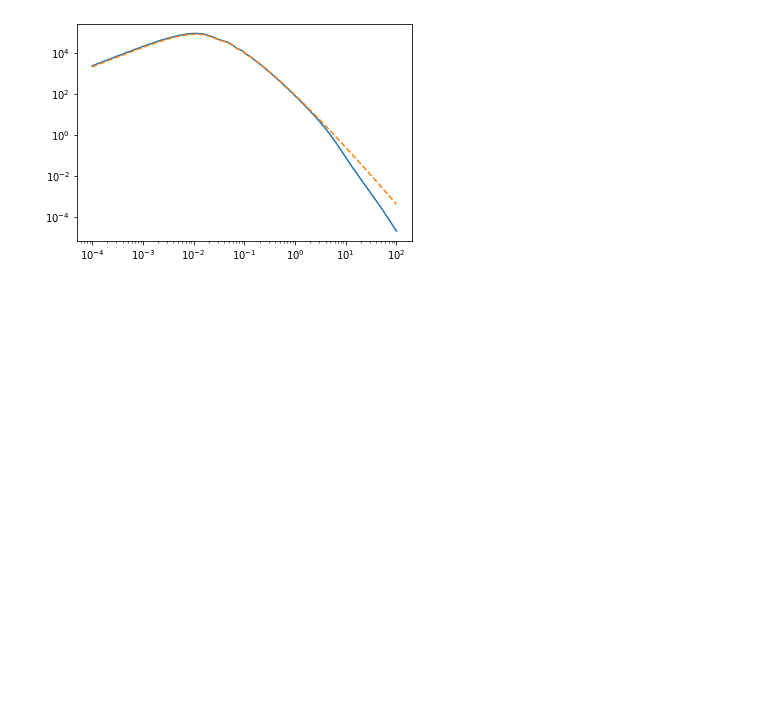
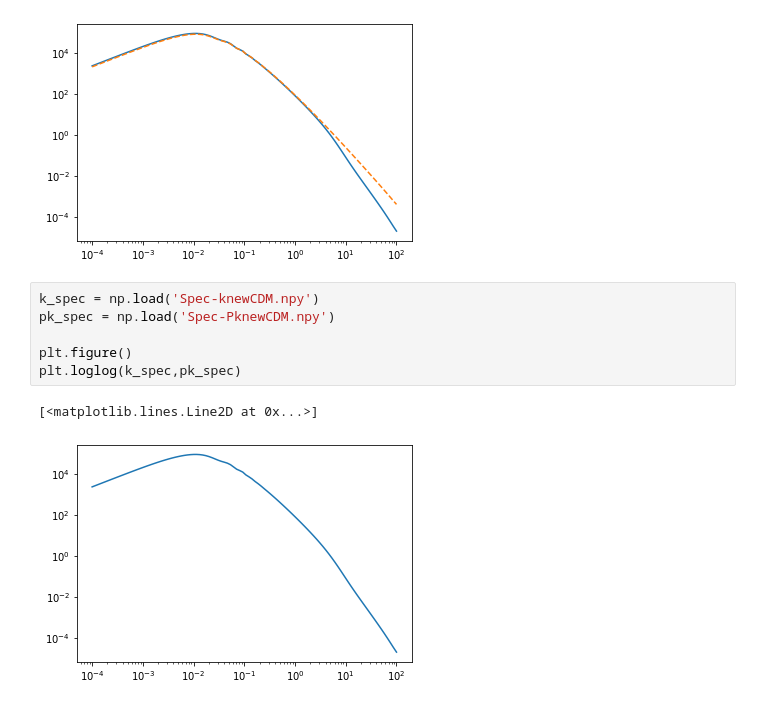
Before and after one commit to nuLABatUSD/dm_sterile_production, a Jupyter notebook: PK and K.ipynb, the cells around one changed output. Saved outputs shown, nothing was run; the diff lists cells and outputs as text; blank space fills up the shorter version.

```diff
--- a/PK and K.ipynb
+++ b/PK and K.ipynb
@@ -391,3 +391,12 @@ plt.loglog(k,pk, linestyle = '--')
 plt.show()
 # %% [output]
 [figure]
+# %%
+k_spec = np.load('Spec-knewCDM.npy')
+pk_spec = np.load('Spec-PknewCDM.npy')
+
+plt.figure()
+plt.loglog(k_spec,pk_spec)
+# %% [output]
+[<matplotlib.lines.Line2D at 0x...>]
+[figure, added]
```
Also changed, not shown: parts of 2 cells of this notebook.
